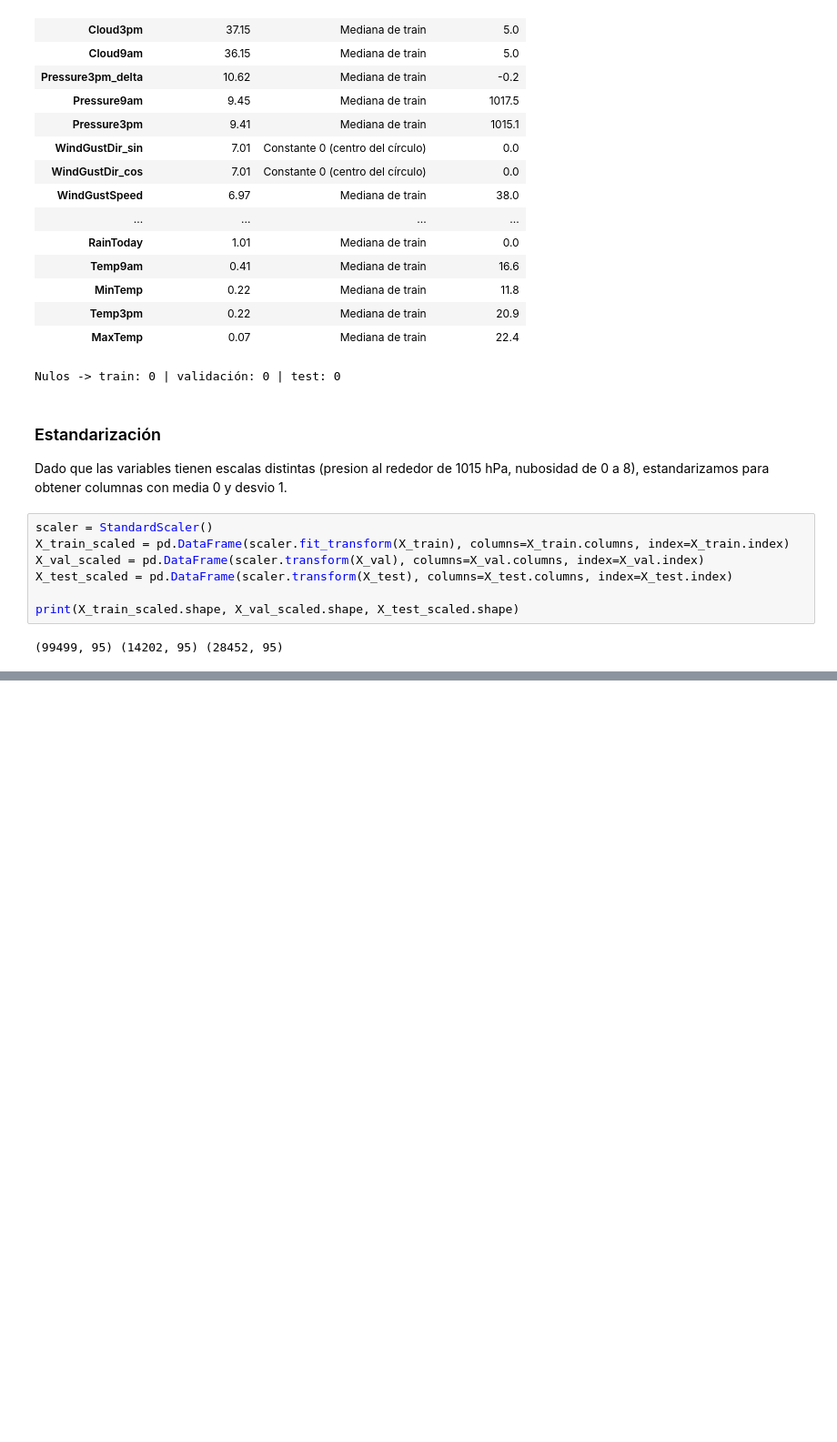
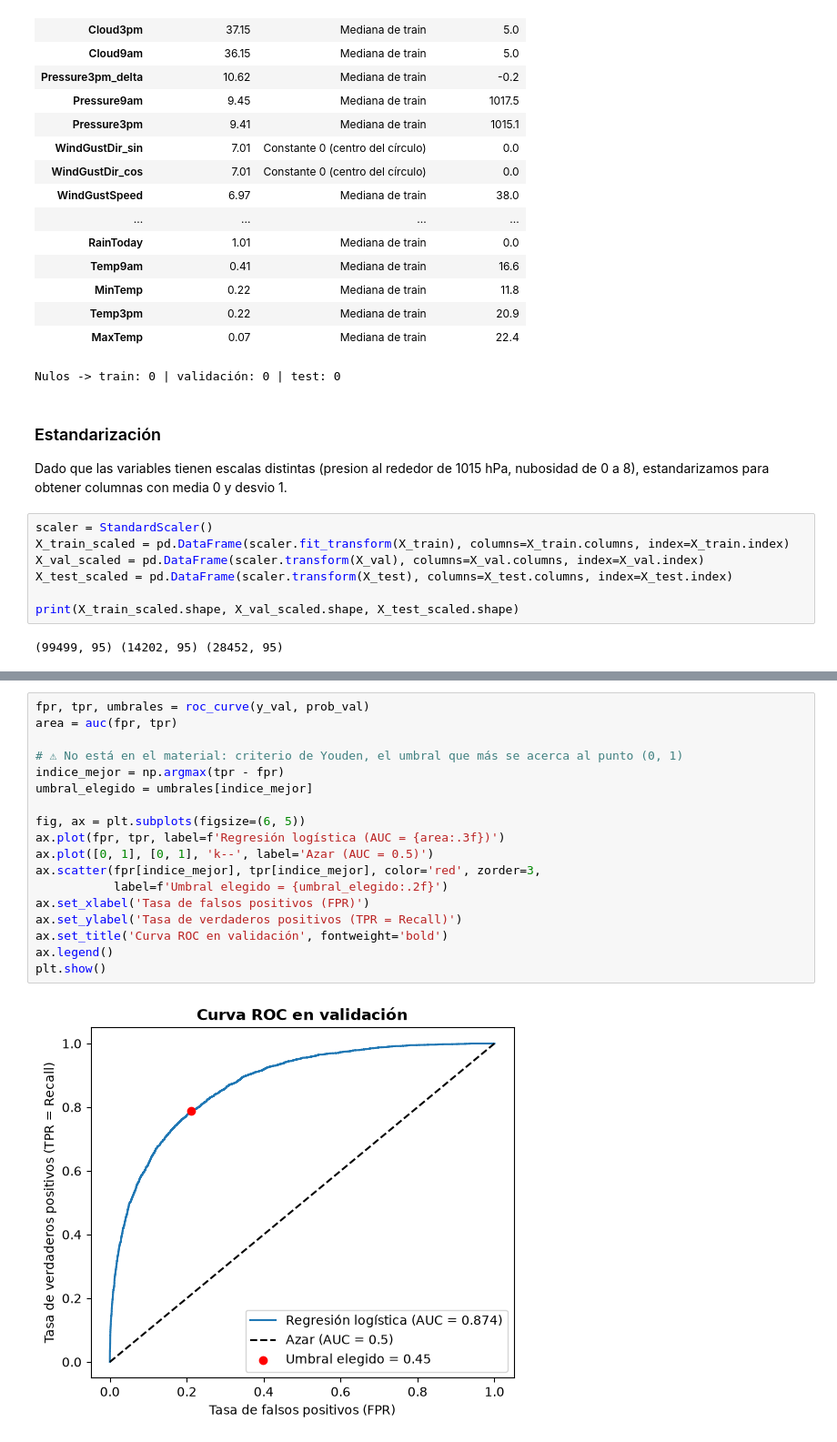
Before and after one commit to federicomarias/AA1-TUIA-Arias-Bousono, a Jupyter notebook: TP-clasificacion-AA1.ipynb, the cells around one changed output, grey strips where cells are left out. Shown at 91% size. Saved outputs shown, nothing was run; the diff lists cells and outputs as text; blank space fills up the shorter version.

Commit message:
inicio de punto 2

```diff
--- a/TP-clasificacion-AA1.ipynb
+++ b/TP-clasificacion-AA1.ipynb
@@ -595,0 +658,20 @@ print(X_train_scaled.shape, X_val_scaled.shape, X_test_scaled.shape)
+# %%
+fpr, tpr, umbrales = roc_curve(y_val, prob_val)
+area = auc(fpr, tpr)
+
+# ⚠ No está en el material: criterio de Youden, el umbral que más se acerca al punto (0, 1)
+indice_mejor = np.argmax(tpr - fpr)
+umbral_elegido = umbrales[indice_mejor]
+
+fig, ax = plt.subplots(figsize=(6, 5))
+ax.plot(fpr, tpr, label=f'Regresión logística (AUC = {area:.3f})')
+ax.plot([0, 1], [0, 1], 'k--', label='Azar (AUC = 0.5)')
+ax.scatter(fpr[indice_mejor], tpr[indice_mejor], color='red', zorder=3,
+           label=f'Umbral elegido = {umbral_elegido:.2f}')
+ax.set_xlabel('Tasa de falsos positivos (FPR)')
+ax.set_ylabel('Tasa de verdaderos positivos (TPR = Recall)')
+ax.set_title('Curva ROC en validación', fontweight='bold')
+ax.legend()
+plt.show()
+# %% [output]
+[figure, added]
```
Also changed, not shown: parts of 10 cells of this notebook.
